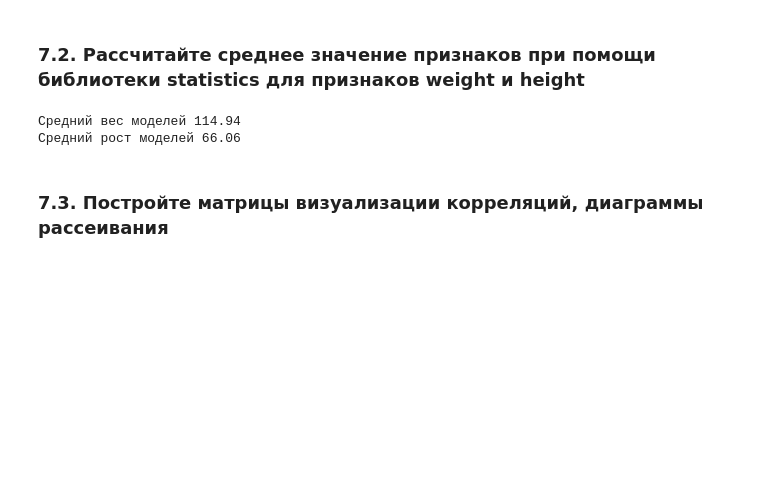
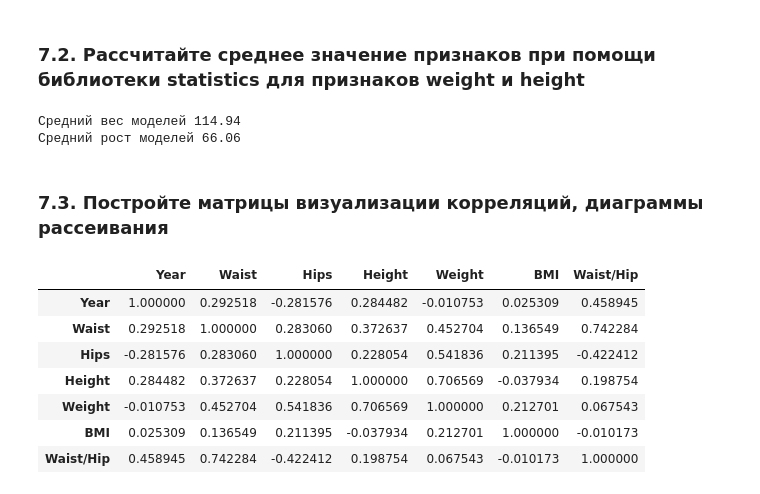
Before and after one commit to ElenaBask/SF_DS_learn, a Jupyter notebook: EDA-2 Practice.ipynb, the cells around one changed output. Drawn from its saved outputs; the diff is of its cells as text; code cells hidden in the pictures; blank space fills up the shorter version.

```diff
--- a/EDA-2 Practice.ipynb
+++ b/EDA-2 Practice.ipynb
@@ -36,3 +36,15 @@ print(f'Средний рост моделей {round(statistics.mean(data.Heigh
 Средний рост моделей 66.06
 # %% [markdown]
 ### 7.3. Постройте матрицы визуализации корреляций, диаграммы рассеивания
+# %%
+matr_corr = data.corr(numeric_only=True)
+matr_corr
+# %% [output]
+|  | Year | Waist | Hips | Height | Weight | BMI | Waist/Hip |
+| Year | 1.000000 | 0.292518 | -0.281576 | 0.284482 | -0.010753 | 0.025309 | 0.458945 |
+| Waist | 0.292518 | 1.000000 | 0.283060 | 0.372637 | 0.452704 | 0.136549 | 0.742284 |
+| Hips | -0.281576 | 0.283060 | 1.000000 | 0.228054 | 0.541836 | 0.211395 | -0.422412 |
+| Height | 0.284482 | 0.372637 | 0.228054 | 1.000000 | 0.706569 | -0.037934 | 0.198754 |
+| Weight | -0.010753 | 0.452704 | 0.541836 | 0.706569 | 1.000000 | 0.212701 | 0.067543 |
+| BMI | 0.025309 | 0.136549 | 0.211395 | -0.037934 | 0.212701 | 1.000000 | -0.010173 |
+| Waist/Hip | 0.458945 | 0.742284 | -0.422412 | 0.198754 | 0.067543 | -0.010173 | 1.000000 |
```
Also changed, not shown: parts of 2 cells of this notebook.
